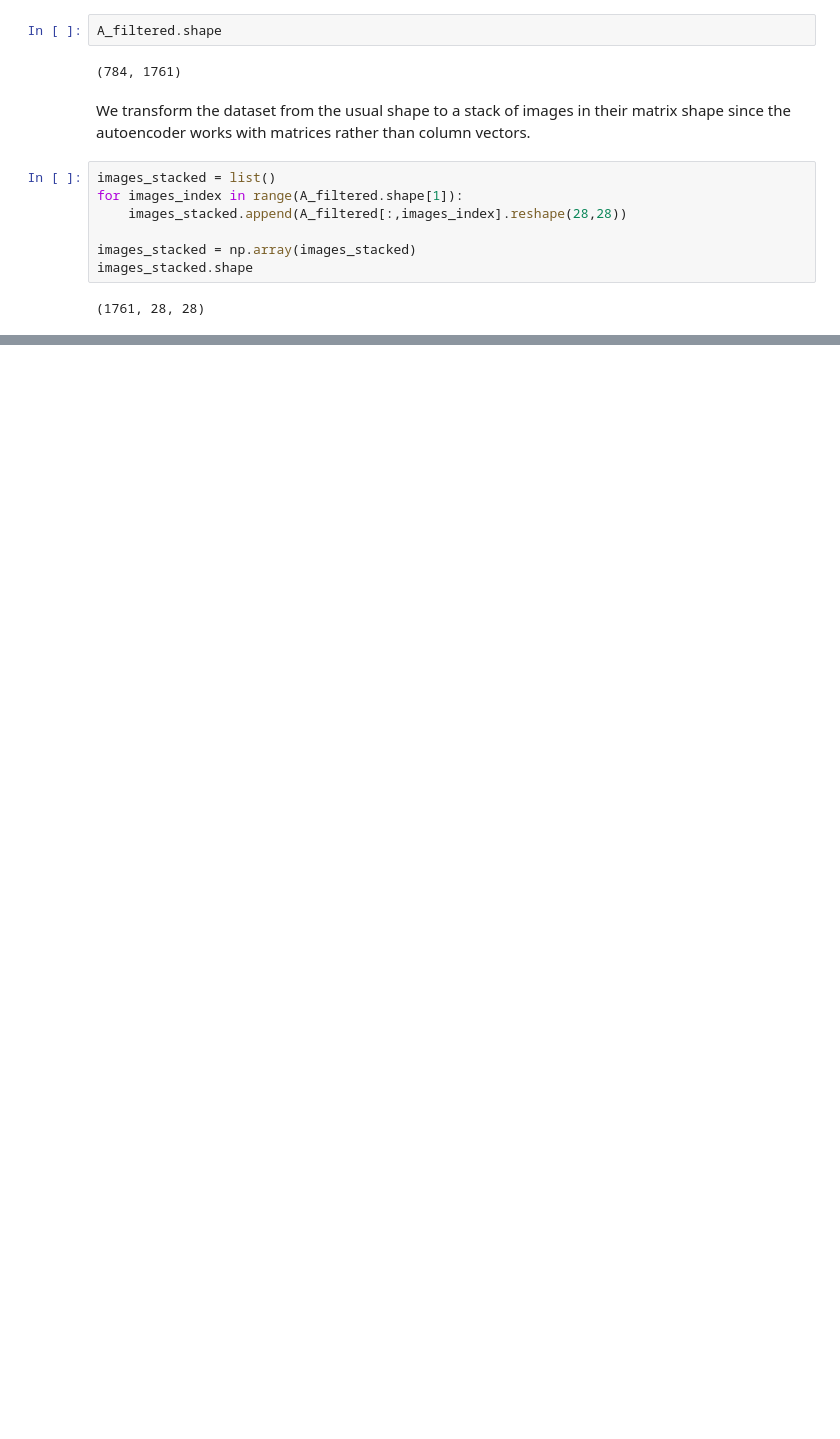
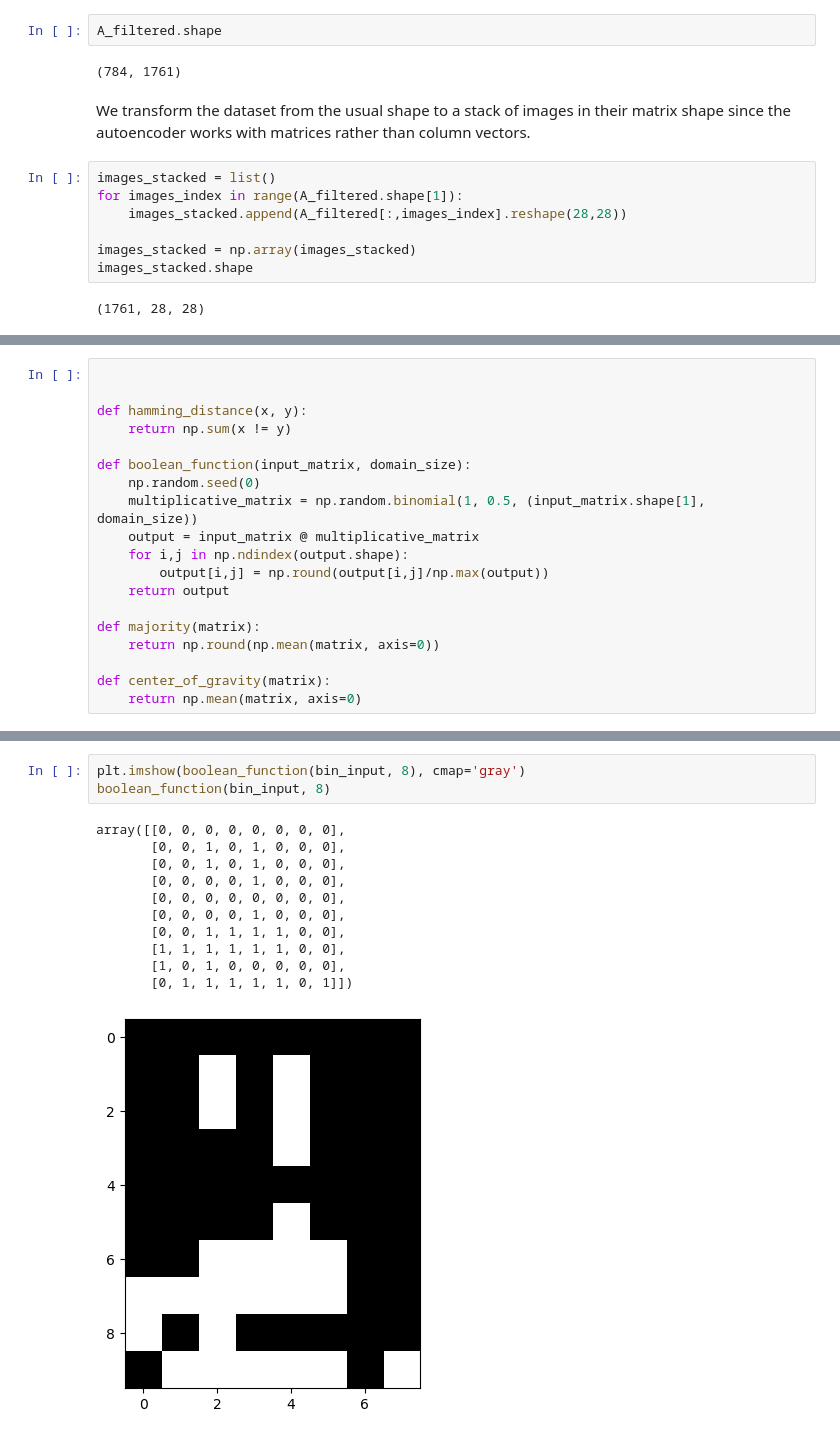
Before and after one commit to LorenzoBozzoni/Autoencoders, a Jupyter notebook: Autoenc_Modelling.ipynb, the cells around one changed output, grey strips where cells are left out. Saved outputs shown, nothing was run; the diff lists cells and outputs as text; blank space fills up the shorter version.

```diff
--- a/Autoenc_Modelling.ipynb
+++ b/Autoenc_Modelling.ipynb
@@ -191,0 +226,19 @@ for shape in tqdm(hidden_shapes_2):
+# %%
+
+
+def hamming_distance(x, y):
+    return np.sum(x != y)
+
+def boolean_function(input_matrix, domain_size):
+    np.random.seed(0)
+    multiplicative_matrix = np.random.binomial(1, 0.5, (input_matrix.shape[1], domain_size))
+    output = input_matrix @ multiplicative_matrix
+    for i,j in np.ndindex(output.shape):
+        output[i,j] = np.round(output[i,j]/np.max(output))
+    return output
+
+def majority(matrix):
+    return np.round(np.mean(matrix, axis=0))
+
+def center_of_gravity(matrix):
+    return np.mean(matrix, axis=0)
@@ -191,0 +260,15 @@ for shape in tqdm(hidden_shapes_2):
+# %%
+plt.imshow(boolean_function(bin_input, 8), cmap='gray')
+boolean_function(bin_input, 8)
+# %% [output]
+array([[0, 0, 0, 0, 0, 0, 0, 0],
+       [0, 0, 1, 0, 1, 0, 0, 0],
+       [0, 0, 1, 0, 1, 0, 0, 0],
+       [0, 0, 0, 0, 1, 0, 0, 0],
+       [0, 0, 0, 0, 0, 0, 0, 0],
+       [0, 0, 0, 0, 1, 0, 0, 0],
+       [0, 0, 1, 1, 1, 1, 0, 0],
+       [1, 1, 1, 1, 1, 1, 0, 0],
+       [1, 0, 1, 0, 0, 0, 0, 0],
+       [0, 1, 1, 1, 1, 1, 0, 1]])
+[figure, added]
```
Also changed, not shown: parts of 17 cells of this notebook, 36 other files.
